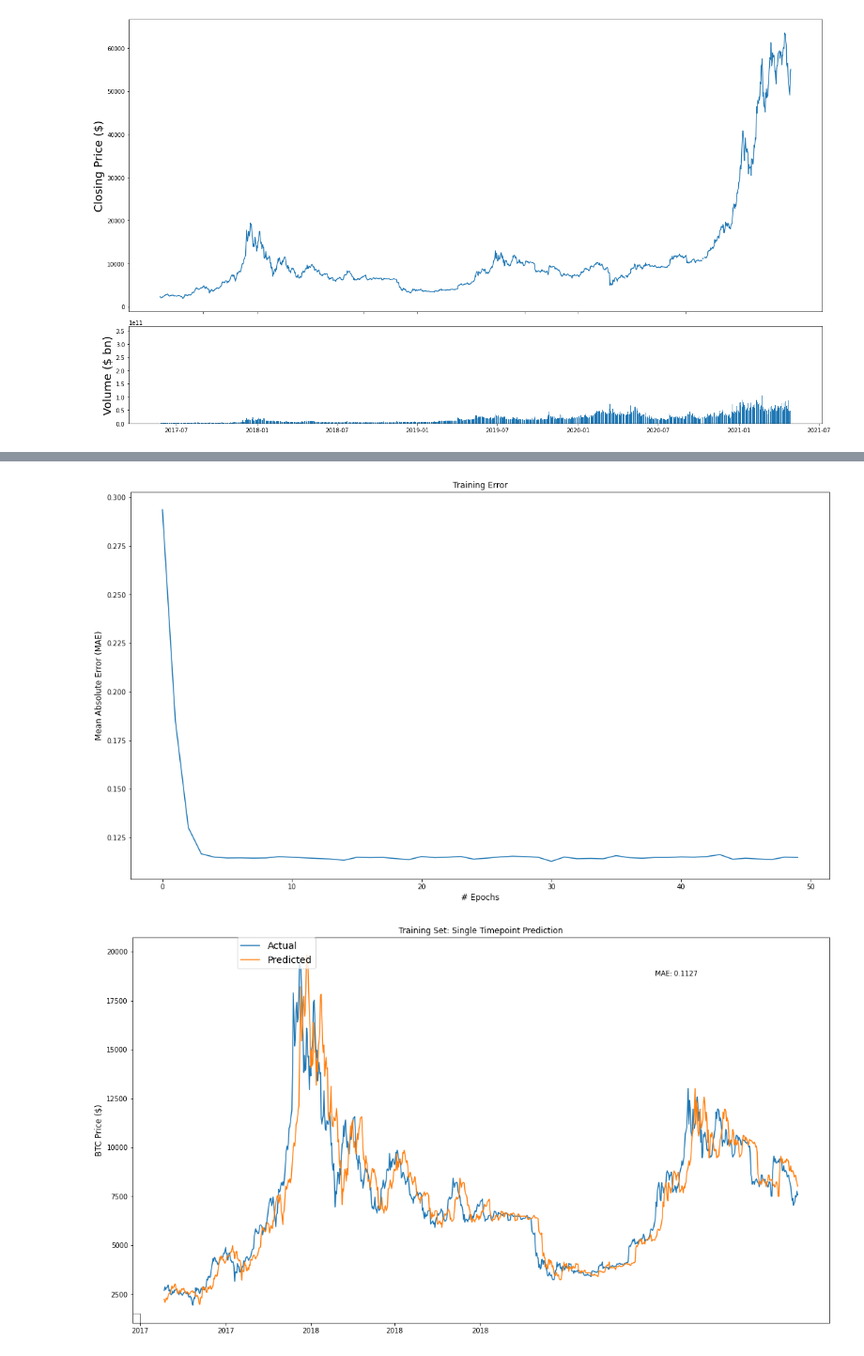
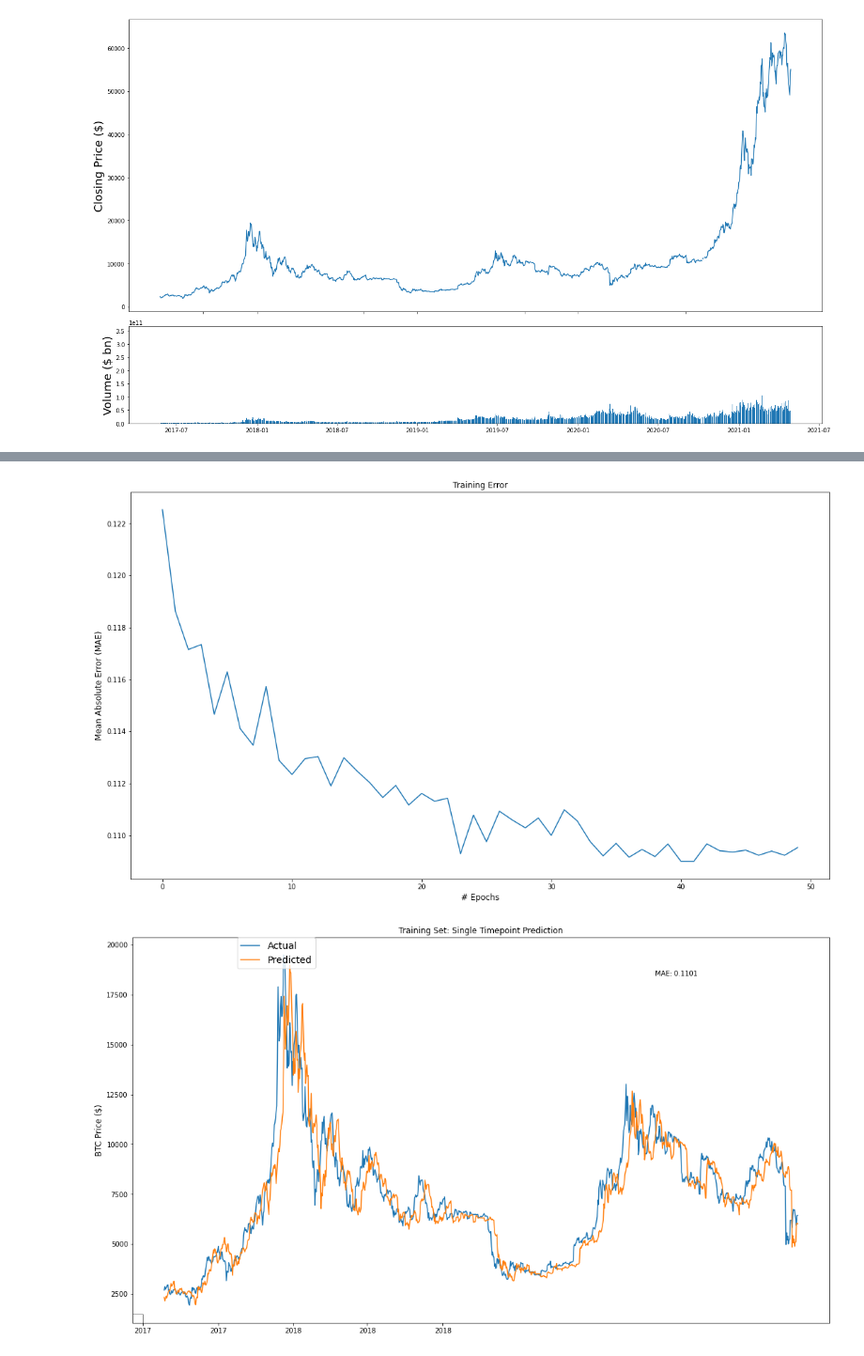
Before and after one commit to teoad95/Deep-learning-Cryptocurrency-price-prediction, a Jupyter notebook: BTC_price_prediction_with_social_media_data.ipynb, the cells around one changed output, grey strips where cells are left out. Shown at 94% size. Cells and saved outputs as stored; diff of their text form; code cells hidden in the pictures.

```diff
--- a/BTC_price_prediction_with_social_media_data.ipynb
+++ b/BTC_price_prediction_with_social_media_data.ipynb
@@ -98,7 +70,7 @@ plt.show()
 # %% [output]
 [figure]
 # %%
-split_date = '2019-12-01'
+split_date = '2020-04-01'
 fig, (ax2) = plt.subplots(1,1)
 ax2.set_xticks([datetime.date(i,j,1) for i in range(2013,2021) for j in [1,9]])
 ax2.set_xticklabels([datetime.date(i,j,1).strftime('%b %Y')  for i in range(2013,2021) for j in [1,9]])
@@ -172,7 +129,7 @@ def build_model(inputs, output_size, neurons, activ_func="linear",
     model = Sequential()
 
     model.add(LSTM(neurons, input_shape=(inputs.shape[1], inputs.shape[2])))
-    model.add(Dropout(dropout))
+    model.add(Dense(units=32))
     model.add(Dense(units=output_size))
     model.add(Activation(activ_func))
 
@@ -222,39 +179,30 @@ ax1.set_xlabel('# Epochs',fontsize=12)
 fig.set_size_inches(18.5, 10.5)
 plt.show()
 # %% [output]
-[figure, old version]
+[figure, new version]
 # %%
 from mpl_toolkits.axes_grid1.inset_locator import mark_inset
 
 fig, ax1 = plt.subplots(1,1)
 ax1.set_xticks([datetime.date(i,j,1) for i in range(2013,2019) for j in [1,5,9]])
 #ax1.set_xticklabels([datetime.date(i,j,1).strftime('%b %Y')  for i in range(2013,2021) for j in [1,5,9]])
 ax1.plot(dataset[dataset.index< split_date].index[window_len:],
          training_set['Close'][window_len:], label='Actual')
 ax1.plot(dataset[dataset.index < split_date].index[window_len:],
          ((np.transpose(eth_model.predict(LSTM_training_inputs))+1) * training_set['Close'].values[:-window_len])[0],
          label='Predicted')
 ax1.set_title('Training Set: Single Timepoint Prediction')
 ax1.set_ylabel('BTC Price ($)',fontsize=12)
 ax1.legend(bbox_to_anchor=(0.15, 1), loc=2, borderaxespad=0., prop={'size': 14})
 ax1.annotate('MAE: %.4f'%np.mean(np.abs((np.transpose(eth_model.predict(LSTM_training_inputs))+1)-\
             (training_set['Close'].values[window_len:])/(training_set['Close'].values[:-window_len]))),
              xy=(0.75, 0.9),  xycoords='axes fraction',
             xytext=(0.75, 0.9), textcoords='axes fraction')
-axins.set_xticks([datetime.date(i,j,1) for i in range(2013,2019) for j in [1,5,9]])
-axins.plot(dataset[dataset.index< split_date].index[window_len:],
-         training_set['Close'][window_len:], label='Actual')
-axins.plot(dataset[dataset.index < split_date].index[window_len:],
-         ((np.transpose(eth_model.predict(LSTM_training_inputs))+1) * training_set['Close'].values[:-window_len])[0],
-         label='Predicted')
-axins.set_xlim([datetime.date(2017, 3, 1), datetime.date(2017, 5, 1)])
-axins.set_ylim([800,1500])
-axins.set_xticklabels('')
 mark_inset(ax1, axins, loc1=1, loc2=3, fc="none", ec="0.5")
 fig.set_size_inches(18.5, 10.5)
 plt.show()
 # %% [output]
-[figure, old version]
+[figure, new version]
 # %%
 fig, ax1 = plt.subplots(1,1)
 ax1.set_xticks([datetime.date(2017,i+1,1) for i in range(12)])
```
Also changed, not shown: parts of 11 cells of this notebook.
